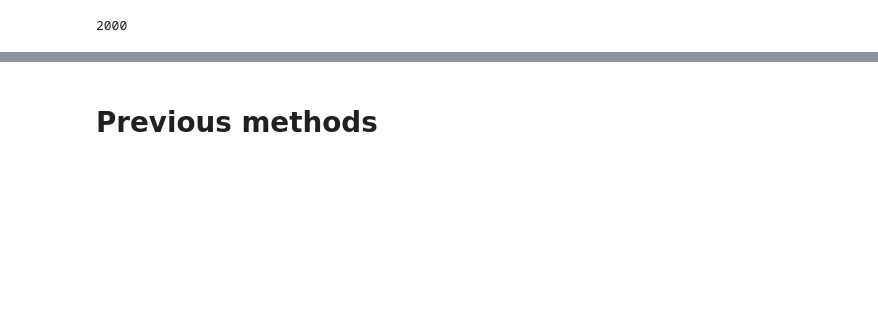
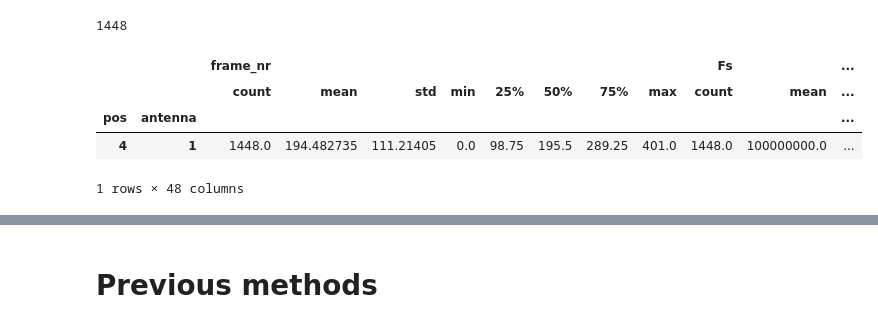
Before and after one commit to mkashani-phd/BLEWBAN_Dataset, a Jupyter notebook: Examples/ALL NN/CVNN.ipynb, the cells around one changed output, grey strips where cells are left out. Saved outputs shown, nothing was run; the diff lists cells and outputs as text; code cells hidden in the pictures; blank space fills up the shorter version.

```diff
--- a/Examples/ALL NN/CVNN.ipynb
+++ b/Examples/ALL NN/CVNN.ipynb
@@ -14,8 +14,8 @@ import threading, os, sys
 sys.path.append('../../')
 import src.IQ as IQ
 # %%
-myclient = pymongo.MongoClient("mongodb://localhost:27017/")
-# myclient = pymongo.MongoClient("mongodb://test:12345678910111213@SG-pine-beat-9444-57323.servers.mongodirector.com:27017/BLE")
+# myclient = pymongo.MongoClient("mongodb://localhost:27017/")
+myclient = pymongo.MongoClient("mongodb://test:12345678910111213@SG-pine-beat-9444-57323.servers.mongodirector.com:27017/BLE")
 BLE = myclient["BLE"]
 
 def query(collection, filter:dict, addFrameColumn=True):
@@ -55,13 +26,20 @@ def fft_normalized(row, threshold = 0.5):
 # %%
 from sklearn.model_selection import train_test_split
 
 filtering = {''}
-df = query(BLE['offBody'], {'txPower':'9dbm','antenna':'1'})
+# df = query(BLE['onBody'],{'pos': 'moving','antenna_side':'right'})# 'dvc':{'$in':['1','2','3','4','5','6',]}})
+df = query(BLE['offBody'],{'SDR':'1', 'antenna': '1', 'txPower': '9dbm', 'pos': '4'})# 'dvc':{'$in':['1','2','3','4','5','6',]}})
 min_length = df['frame'].apply(len).min()
 df['frame'] = df['frame'].apply(lambda x: x[:2000])
-print(len(df['frame'][0]))
+print(len(df['frame']))
+df.groupby(['dvc','antenna']).describe()
 # %% [output]
-2000
+1448
+|  |  | frame_nr |  |  |  |  |  |  |  | Fs |  | ... |
+|  |  | count | mean | std | min | 25% | 50% | 75% | max | count | mean | ... |
+| pos | antenna |  |  |  |  |  |  |  |  |  |  | ... |
+| 4 | 1 | 1448.0 | 194.482735 | 111.21405 | 0.0 | 98.75 | 195.5 | 289.25 | 401.0 | 1448.0 | 100000000.0 | ... |
+1 rows × 48 columns
 # %%
 iq = IQ.IQ(Fc=2439810000+.1e4)
 
```
Also changed, not shown: parts of 8 cells of this notebook, 9 other files.
